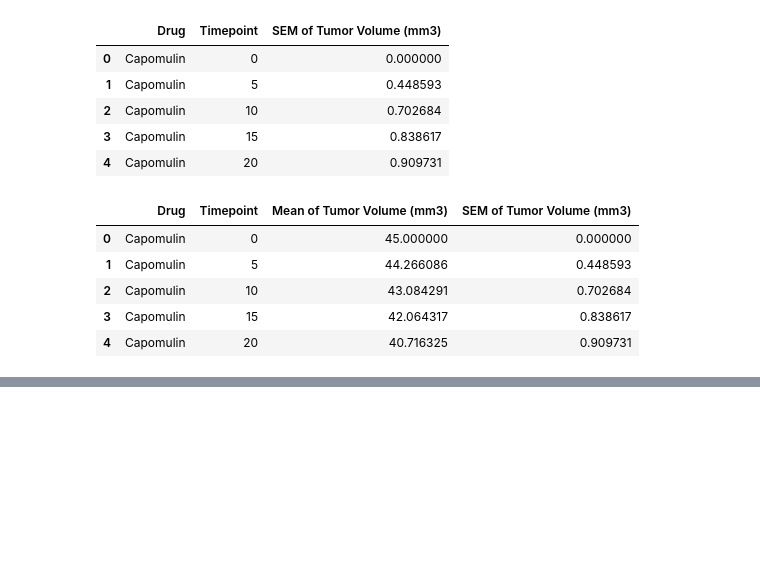
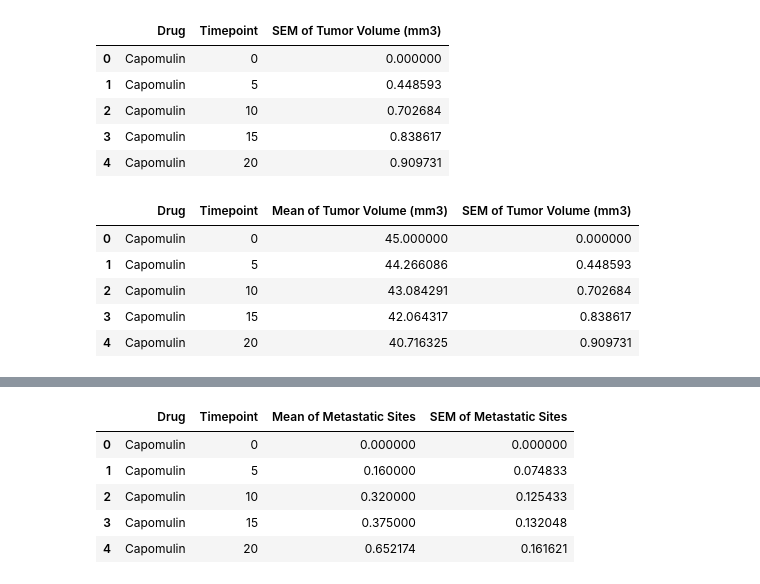
Before and after one commit to kglibrarian/pymaceuticals, a Jupyter notebook: pymaceuticals.ipynb, the cells around one changed output, grey strips where cells are left out. Saved outputs shown, nothing was run; the diff lists cells and outputs as text; code cells hidden in the pictures; blank space fills up the shorter version.

```diff
--- a/pymaceuticals.ipynb
+++ b/pymaceuticals.ipynb
@@ -220,0 +195,11 @@ plt.show()
+# %%
+#Merge MEAN and SEM dataframes based on drug
+mean_sem_merge_metastatic_df = pd.merge(mean_metastatic_sites_rename, standard_error_metastatic_sites_rename, on=["Drug", "Timepoint"])
+mean_sem_merge_metastatic_df.head()
+# %% [output]
+|  | Drug | Timepoint | Mean of Metastatic Sites | SEM of Metastatic Sites |
+| 0 | Capomulin | 0 | 0.000000 | 0.000000 |
+| 1 | Capomulin | 5 | 0.160000 | 0.074833 |
+| 2 | Capomulin | 10 | 0.320000 | 0.125433 |
+| 3 | Capomulin | 15 | 0.375000 | 0.132048 |
+| 4 | Capomulin | 20 | 0.652174 | 0.161621 |
```
Also changed, not shown: parts of 8 cells of this notebook, 1 other file.
